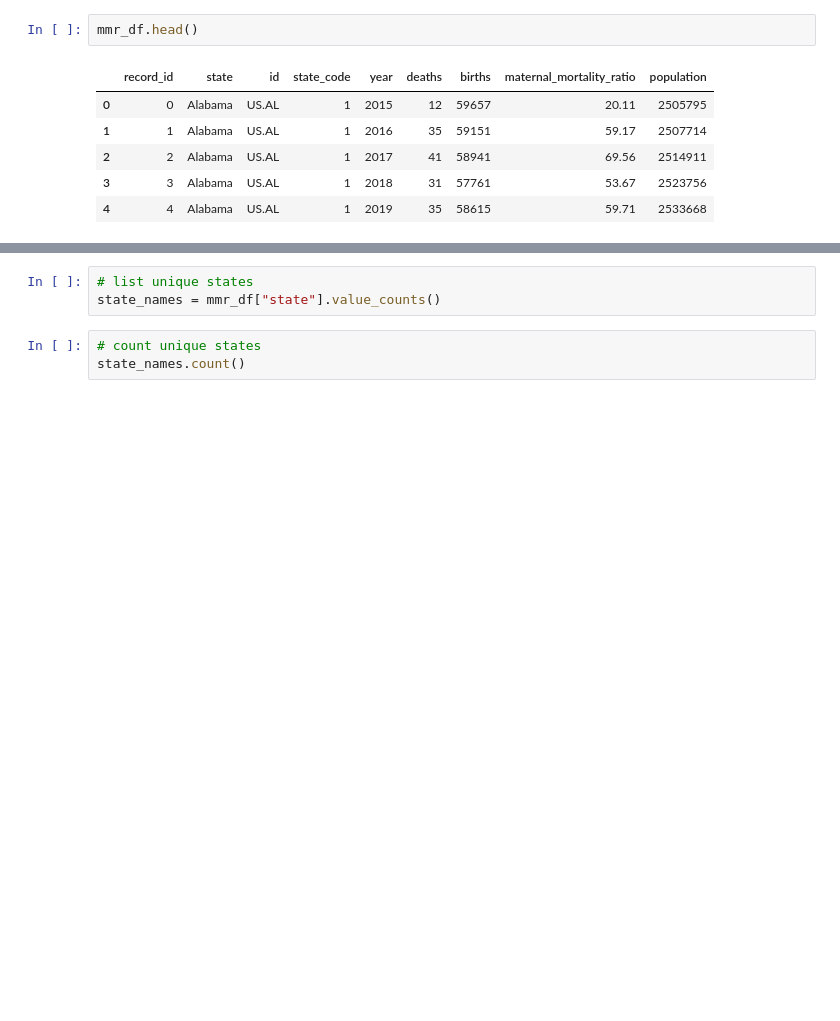
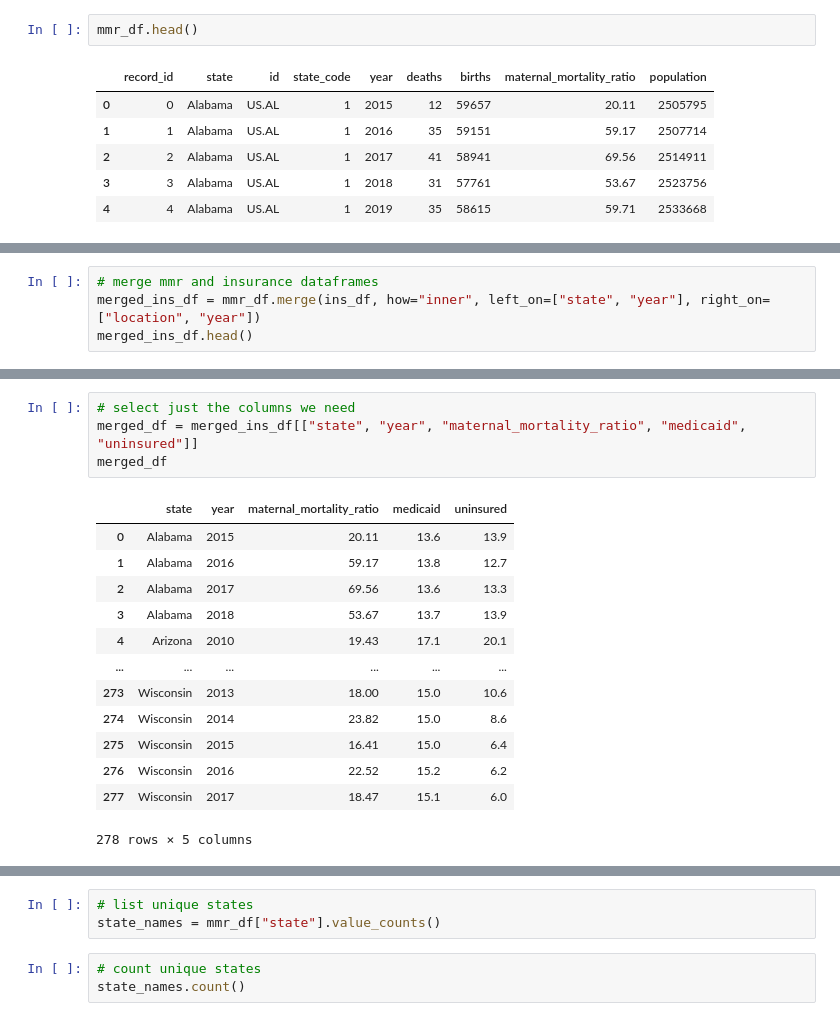
Before and after one commit to abpuccini/maternal-mortality-project, a Jupyter notebook: ETL/ETL-process/exploratory_lee_mmr_us.ipynb, the cells around one changed output, grey strips where cells are left out. Saved outputs shown, nothing was run; the diff lists cells and outputs as text; blank space fills up the shorter version.

```diff
--- a/ETL/ETL-process/exploratory_lee_mmr_us.ipynb
+++ b/ETL/ETL-process/exploratory_lee_mmr_us.ipynb
@@ -20,0 +34,4 @@ mmr_df.head()
+# %%
+# merge mmr and insurance dataframes
+merged_ins_df = mmr_df.merge(ins_df, how="inner", left_on=["state", "year"], right_on=["location", "year"])
+merged_ins_df.head()
@@ -20,0 +45,18 @@ mmr_df.head()
+# %%
+# select just the columns we need
+merged_df = merged_ins_df[["state", "year", "maternal_mortality_ratio", "medicaid", "uninsured"]]
+merged_df
+# %% [output]
+|  | state | year | maternal_mortality_ratio | medicaid | uninsured |
+| 0 | Alabama | 2015 | 20.11 | 13.6 | 13.9 |
+| 1 | Alabama | 2016 | 59.17 | 13.8 | 12.7 |
+| 2 | Alabama | 2017 | 69.56 | 13.6 | 13.3 |
+| 3 | Alabama | 2018 | 53.67 | 13.7 | 13.9 |
+| 4 | Arizona | 2010 | 19.43 | 17.1 | 20.1 |
+| ... | ... | ... | ... | ... | ... |
+| 273 | Wisconsin | 2013 | 18.00 | 15.0 | 10.6 |
+| 274 | Wisconsin | 2014 | 23.82 | 15.0 | 8.6 |
+| 275 | Wisconsin | 2015 | 16.41 | 15.0 | 6.4 |
+| 276 | Wisconsin | 2016 | 22.52 | 15.2 | 6.2 |
+| 277 | Wisconsin | 2017 | 18.47 | 15.1 | 6.0 |
+278 rows × 5 columns
```
Also changed, not shown: parts of 9 cells of this notebook, 2 other files.
